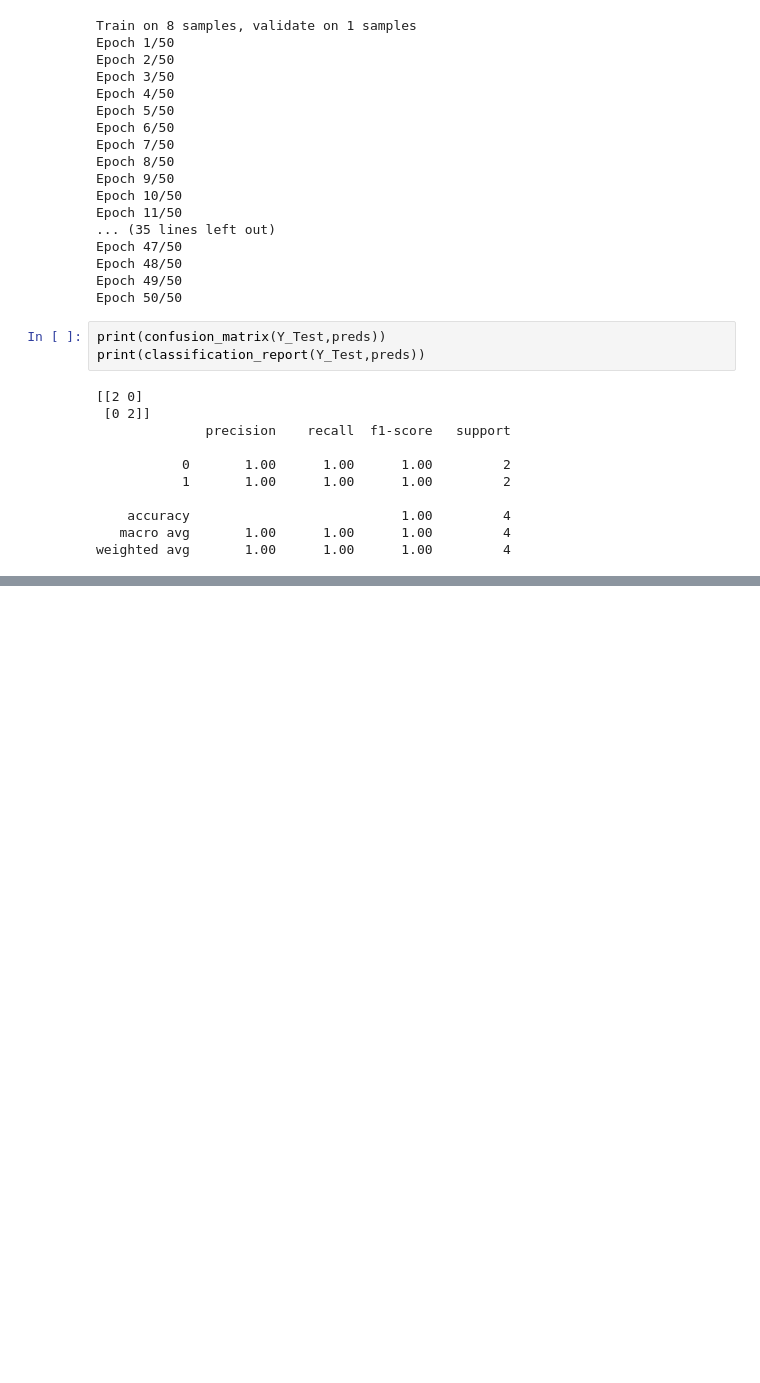
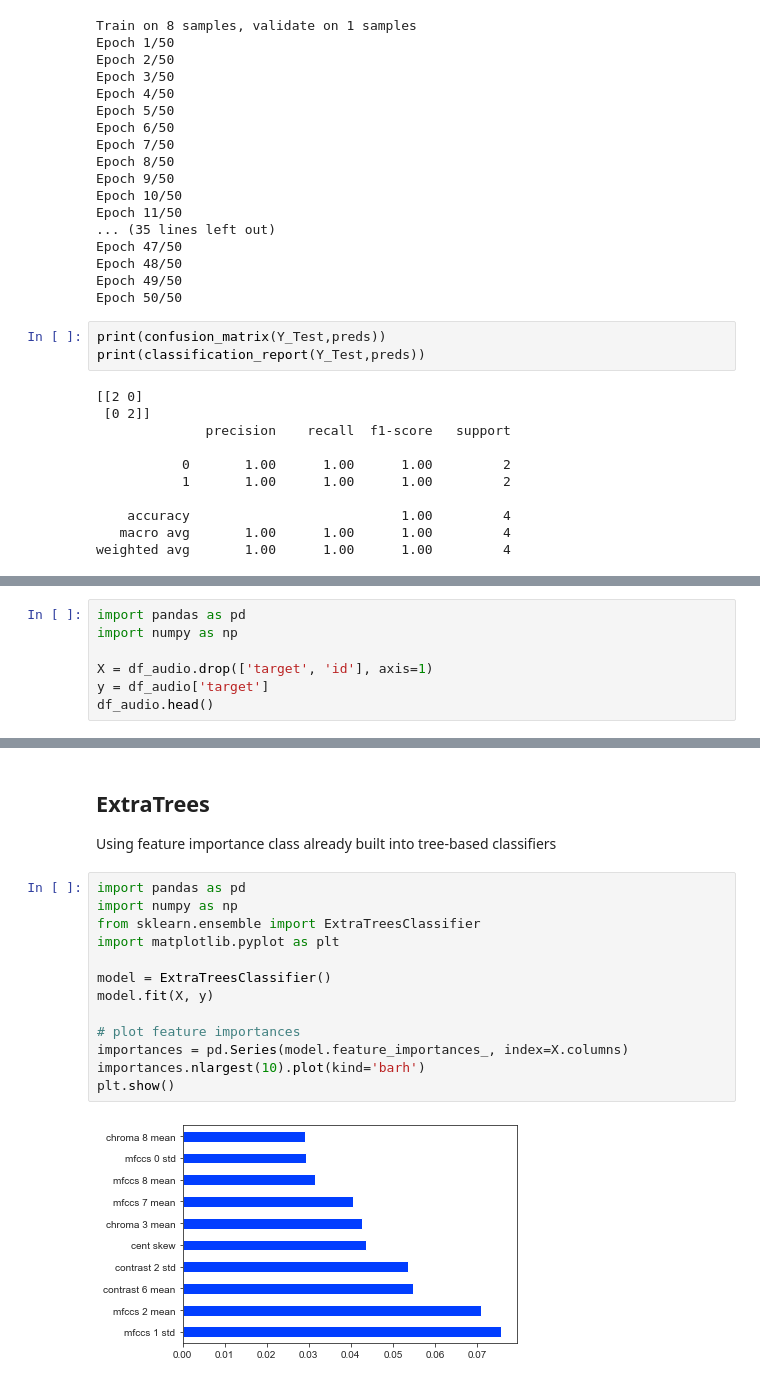
Before and after one commit to mohankrishna12/audio-feature-extraction, a Jupyter notebook: audio-ml-extraction.ipynb, the cells around one changed output, grey strips where cells are left out. Drawn from its saved outputs; the diff is of its cells as text; blank space fills up the shorter version.

```diff
--- a/audio-ml-extraction.ipynb
+++ b/audio-ml-extraction.ipynb
@@ -1013,0 +1034,7 @@ weighted avg       1.00      1.00      1.00         4
+# %%
+import pandas as pd
+import numpy as np
+
+X = df_audio.drop(['target', 'id'], axis=1)
+y = df_audio['target']
+df_audio.head()
@@ -1013,0 +1087,18 @@ weighted avg       1.00      1.00      1.00         4
+# %% [markdown]
+## ExtraTrees
+Using feature importance class already built into tree-based classifiers
+# %%
+import pandas as pd
+import numpy as np
+from sklearn.ensemble import ExtraTreesClassifier
+import matplotlib.pyplot as plt
+
+model = ExtraTreesClassifier()
+model.fit(X, y)
+
+# plot feature importances
+importances = pd.Series(model.feature_importances_, index=X.columns)
+importances.nlargest(10).plot(kind='barh')
+plt.show()
+# %% [output]
+[figure, added]
```
Also changed, not shown: parts of 25 cells of this notebook, 1 other file.
